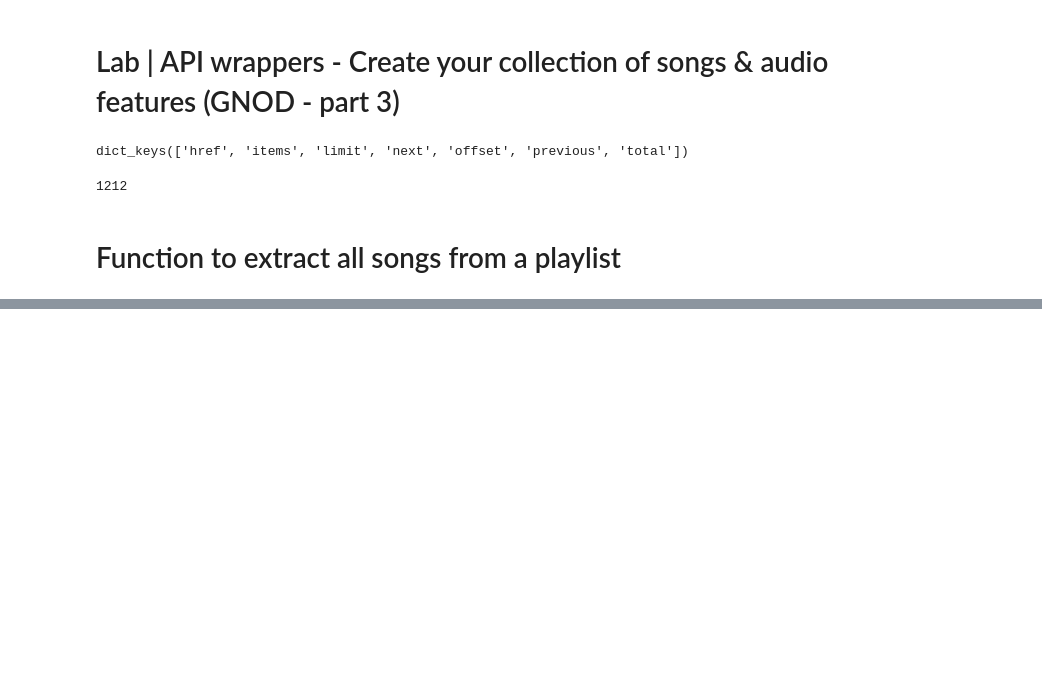
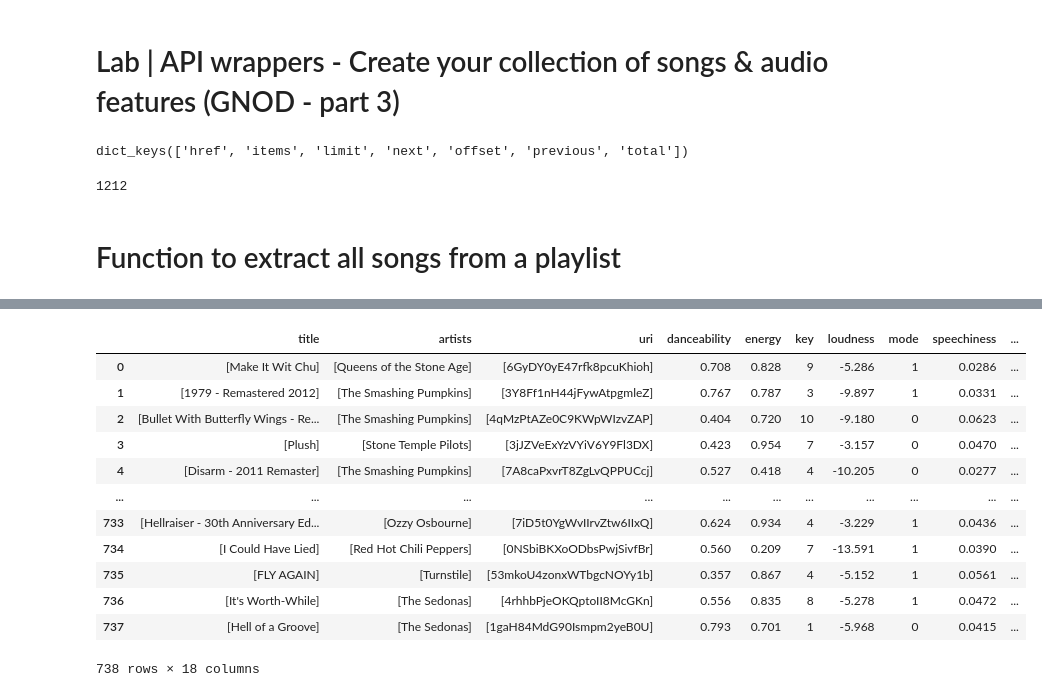
Before and after one commit to Adyto23/apilabs, a Jupyter notebook: lab-api-wrappers.ipynb, the cells around one changed output, grey strips where cells are left out. Drawn from its saved outputs; the diff is of its cells as text; code cells hidden in the pictures; blank space fills up the shorter version.

Commit message:
added another playlist

```diff
--- a/lab-api-wrappers.ipynb
+++ b/lab-api-wrappers.ipynb
@@ -48,18 +48,6 @@ def get_name_artists_from_playlist(input_playlist):
     return flatten(list(map(get_name_artist_from_playlist_item,input_playlist["items"])))
 # %% [markdown]
 # Function to extract all songs from a playlist
-# %%
-from random import randint
-from time import sleep
-
-def get_playlist_tracks(playlist_id):
-    results = sp.user_playlist_tracks("spotify",playlist_id)
-    tracks = results['items']
-    while results['next']!=None:
-        results = sp.next(results)
-        tracks = tracks + results['items']
-        sleep(randint(1,3))
-    return tracks
 # %%
 def get_playlist_tracks(playlist_id):
     results = sp.playlist_tracks(playlist_id)
@@ -140,0 +209,18 @@ lastdf.to_csv('songs_colldf.csv', index=False)
+# %%
+def createDFfromspotify(uri):
+
+    first_playlist=get_playlist_tracks(uri)
+    playlist1=getSongInfo(first_playlist)
+    df = pd.DataFrame(playlist1)
+    df1=pd.json_normalize(df["audio_features"], 0)
+    df1=df1.drop(columns=['uri', 'id','type'])
+    df=df.drop(columns=['audio_features'])
+    lastdf= pd.concat([df, df1], axis=1)
+
+    return lastdf
+
+## collective function to work on other playlist if needed
+# %%
+df3=createDFfromspotify("1gXVF6lRU2oweuheLXqVku")
+
+## checkup worked
@@ -140,0 +229,16 @@ lastdf.to_csv('songs_colldf.csv', index=False)
+# %%
+df3
+# %% [output]
+|  | title | artists | uri | danceability | energy | key | loudness | mode | speechiness | ... |
+| 0 | [Make It Wit Chu] | [Queens of the Stone Age] | [6GyDY0yE47rfk8pcuKhioh] | 0.708 | 0.828 | 9 | -5.286 | 1 | 0.0286 | ... |
+| 1 | [1979 - Remastered 2012] | [The Smashing Pumpkins] | [3Y8Ff1nH44jFywAtpgmleZ] | 0.767 | 0.787 | 3 | -9.897 | 1 | 0.0331 | ... |
+| 2 | [Bullet With Butterfly Wings - Re... | [The Smashing Pumpkins] | [4qMzPtAZe0C9KWpWIzvZAP] | 0.404 | 0.720 | 10 | -9.180 | 0 | 0.0623 | ... |
+| 3 | [Plush] | [Stone Temple Pilots] | [3jJZVeExYzVYiV6Y9Fl3DX] | 0.423 | 0.954 | 7 | -3.157 | 0 | 0.0470 | ... |
+| 4 | [Disarm - 2011 Remaster] | [The Smashing Pumpkins] | [7A8caPxvrT8ZgLvQPPUCcj] | 0.527 | 0.418 | 4 | -10.205 | 0 | 0.0277 | ... |
+| ... | ... | ... | ... | ... | ... | ... | ... | ... | ... | ... |
+| 733 | [Hellraiser - 30th Anniversary Ed... | [Ozzy Osbourne] | [7iD5t0YgWvIIrvZtw6IIxQ] | 0.624 | 0.934 | 4 | -3.229 | 1 | 0.0436 | ... |
+| 734 | [I Could Have Lied] | [Red Hot Chili Peppers] | [0NSbiBKXoODbsPwjSivfBr] | 0.560 | 0.209 | 7 | -13.591 | 1 | 0.0390 | ... |
+| 735 | [FLY AGAIN] | [Turnstile] | [53mkoU4zonxWTbgcNOYy1b] | 0.357 | 0.867 | 4 | -5.152 | 1 | 0.0561 | ... |
+| 736 | [It's Worth-While] | [The Sedonas] | [4rhhbPjeOKQptoII8McGKn] | 0.556 | 0.835 | 8 | -5.278 | 1 | 0.0472 | ... |
+| 737 | [Hell of a Groove] | [The Sedonas] | [1gaH84MdG90Ismpm2yeB0U] | 0.793 | 0.701 | 1 | -5.968 | 0 | 0.0415 | ... |
+738 rows × 18 columns
```
Also changed, not shown: parts of 24 cells of this notebook, 2 other files.
